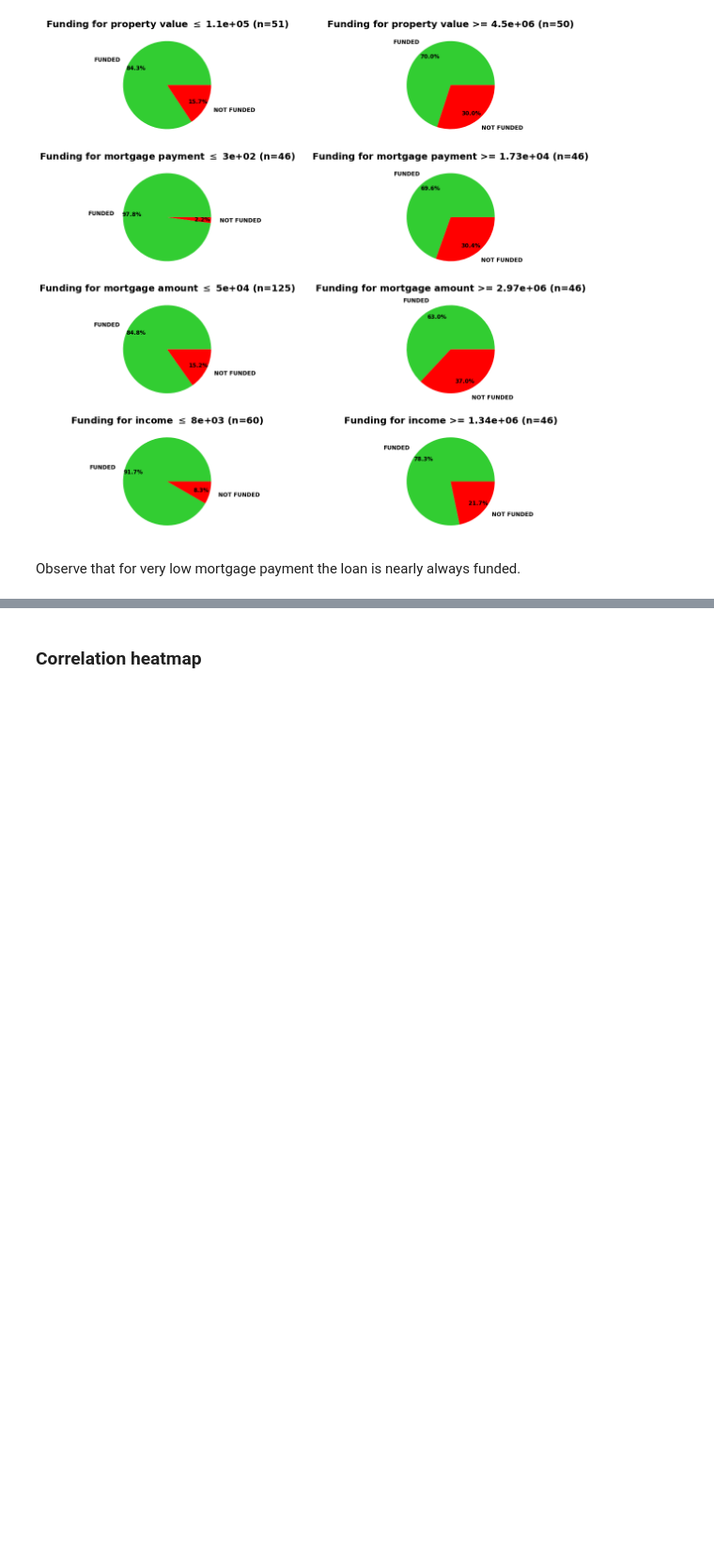
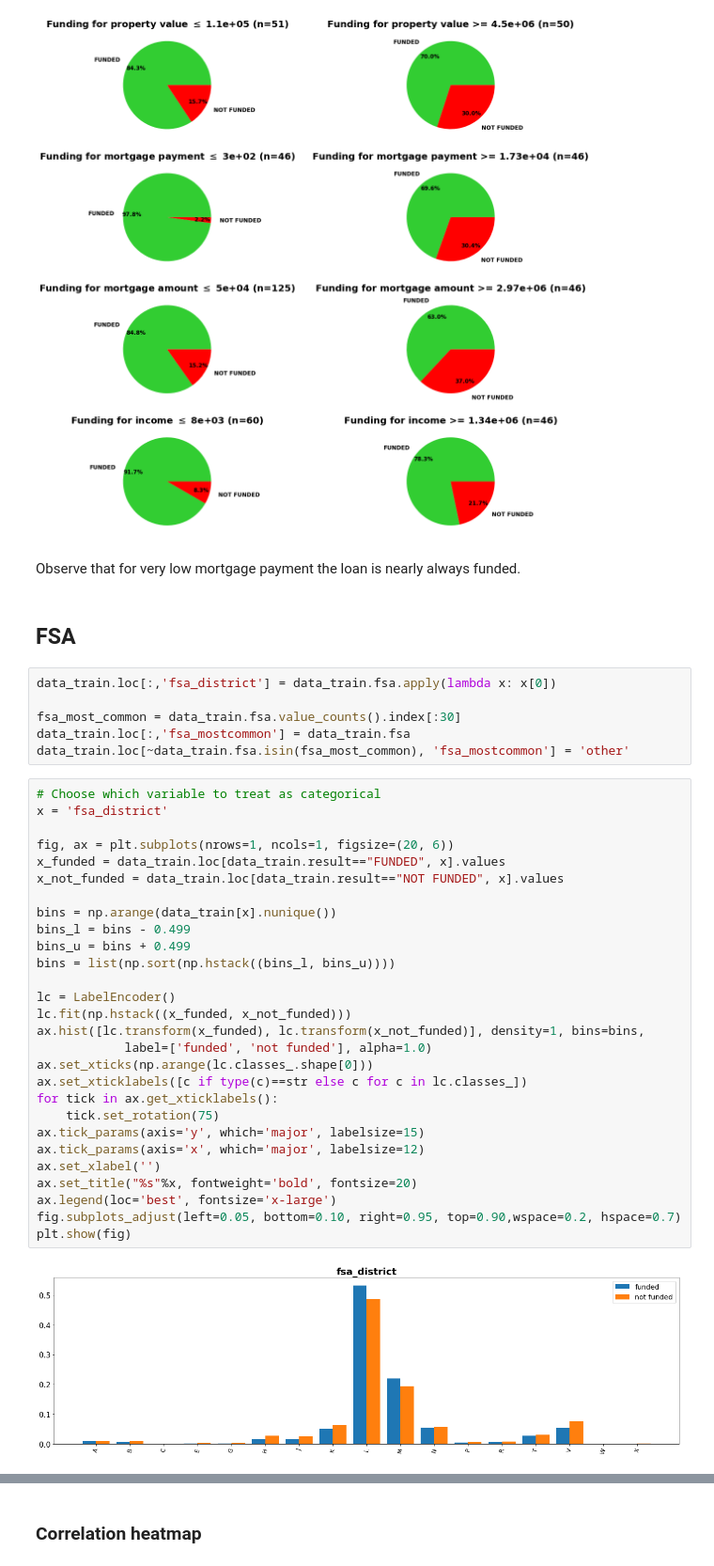
Before and after one commit to Durzot/DA_crowd_analytix, a Jupyter notebook: mortgage/notebook/Mortgage.ipynb, the cells around one changed output, grey strips where cells are left out. Shown at 94% size. Drawn from its saved outputs; the diff is of its cells as text; blank space fills up the shorter version.

```diff
--- a/mortgage/notebook/Mortgage.ipynb
+++ b/mortgage/notebook/Mortgage.ipynb
@@ -379,3 +379,41 @@ plt.show()
 [figure]
 # %% [markdown]
 Observe that for very low mortgage payment the loan is nearly always funded.
+# %% [markdown]
+## FSA
+# %%
+data_train.loc[:,'fsa_district'] = data_train.fsa.apply(lambda x: x[0])
+
+fsa_most_common = data_train.fsa.value_counts().index[:30]
+data_train.loc[:,'fsa_mostcommon'] = data_train.fsa
+data_train.loc[~data_train.fsa.isin(fsa_most_common), 'fsa_mostcommon'] = 'other'
+# %%
+# Choose which variable to treat as categorical
+x = 'fsa_district'
+
+fig, ax = plt.subplots(nrows=1, ncols=1, figsize=(20, 6))
+x_funded = data_train.loc[data_train.result=="FUNDED", x].values
+x_not_funded = data_train.loc[data_train.result=="NOT FUNDED", x].values
+
+bins = np.arange(data_train[x].nunique())
+bins_l = bins - 0.499
+bins_u = bins + 0.499
+bins = list(np.sort(np.hstack((bins_l, bins_u))))
+
+lc = LabelEncoder()
+lc.fit(np.hstack((x_funded, x_not_funded)))
+ax.hist([lc.transform(x_funded), lc.transform(x_not_funded)], density=1, bins=bins,
+            label=['funded', 'not funded'], alpha=1.0)
+ax.set_xticks(np.arange(lc.classes_.shape[0]))
+ax.set_xticklabels([c if type(c)==str else c for c in lc.classes_])
+for tick in ax.get_xticklabels():
+    tick.set_rotation(75)
+ax.tick_params(axis='y', which='major', labelsize=15)
+ax.tick_params(axis='x', which='major', labelsize=12)
+ax.set_xlabel('')
+ax.set_title("%s"%x, fontweight='bold', fontsize=20)
+ax.legend(loc='best', fontsize='x-large')
+fig.subplots_adjust(left=0.05, bottom=0.10, right=0.95, top=0.90,wspace=0.2, hspace=0.7)
+plt.show(fig)
+# %% [output]
+[figure, added]
```
Also changed, not shown: parts of 1 cell of this notebook, 18 other files.
